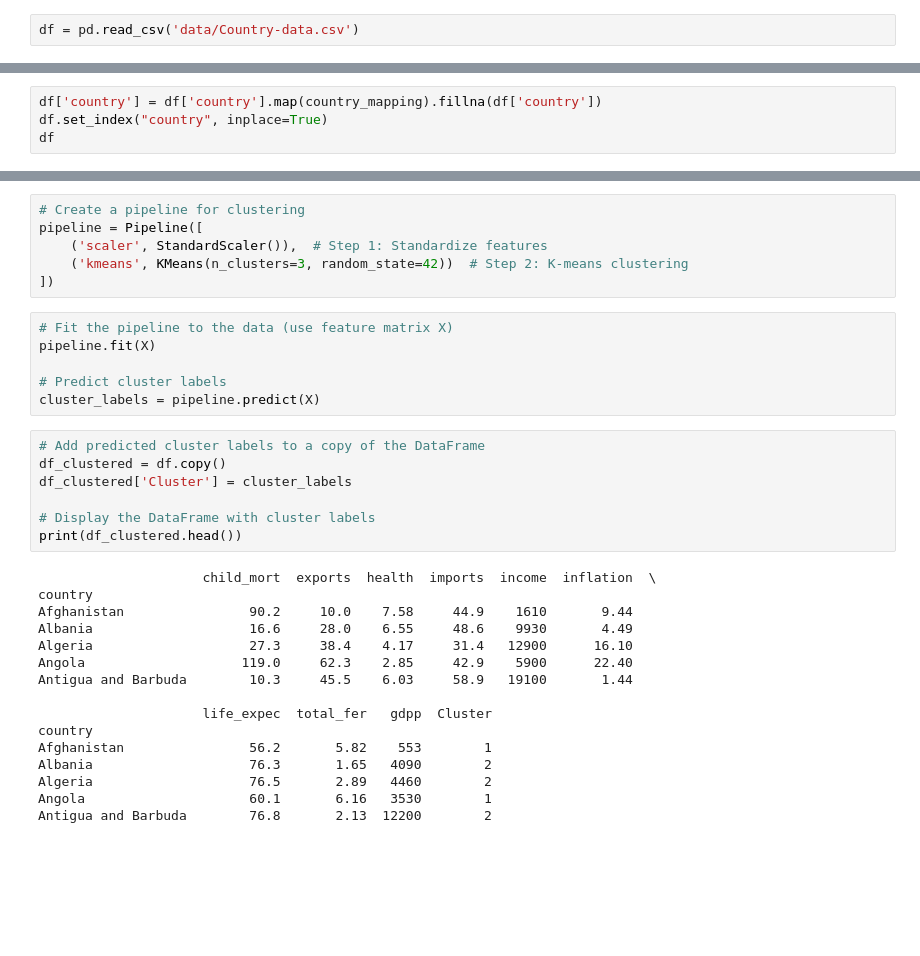
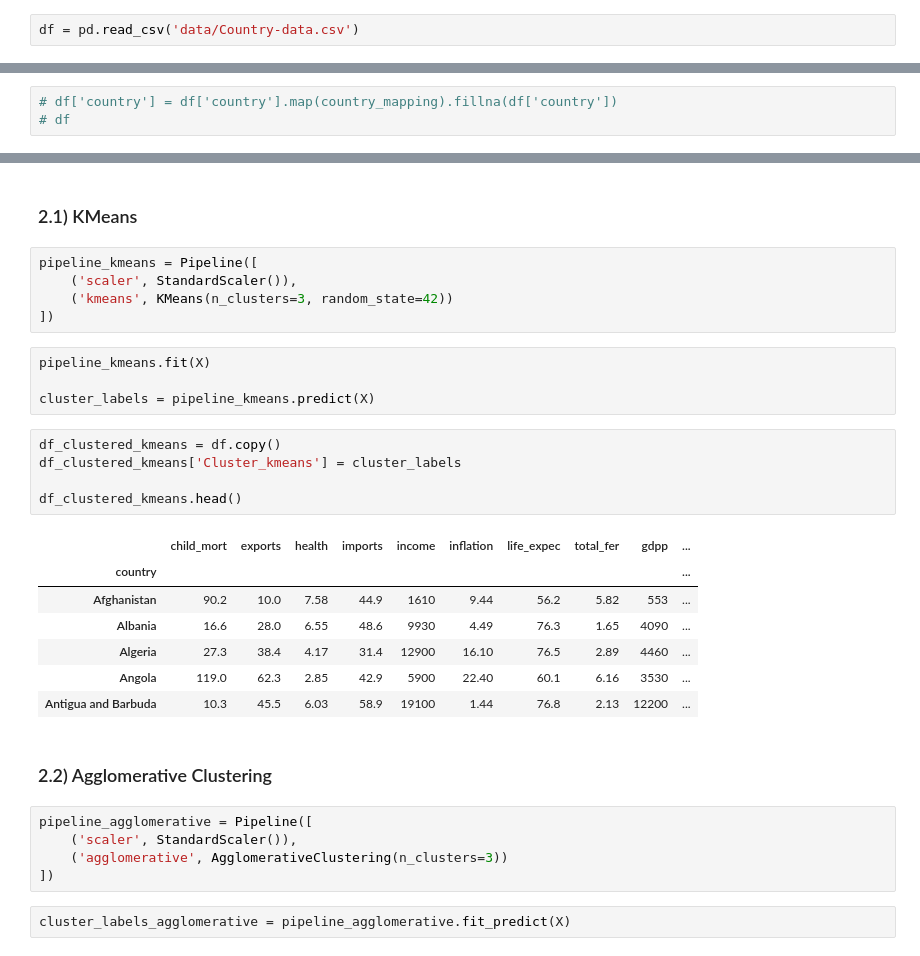
Before and after one commit to lilcdx/DATA832_Classification_pays, a Jupyter notebook: clustering.ipynb, the cells around one changed output, grey strips where cells are left out. Drawn from its saved outputs; the diff is of its cells as text; blank space fills up the shorter version.

```diff
--- a/clustering.ipynb
+++ b/clustering.ipynb
@@ -21,4 +27,3 @@ country_mapping = {
 # %%
-df['country'] = df['country'].map(country_mapping).fillna(df['country'])
-df.set_index("country", inplace=True)
-df
+# df['country'] = df['country'].map(country_mapping).fillna(df['country'])
+# df
@@ -42,35 +35,33 @@ X = df.values  # Convert DataFrame to numpy array of numeric values
+# %% [markdown]
+### 2.1) KMeans
 # %%
-# Create a pipeline for clustering
-pipeline = Pipeline([
-    ('scaler', StandardScaler()),  # Step 1: Standardize features
-    ('kmeans', KMeans(n_clusters=3, random_state=42))  # Step 2: K-means clustering
+pipeline_kmeans = Pipeline([
+    ('scaler', StandardScaler()),
+    ('kmeans', KMeans(n_clusters=3, random_state=42))
 ])
-# %%
-# Fit the pipeline to the data (use feature matrix X)
-pipeline.fit(X)
-
-# Predict cluster labels
-cluster_labels = pipeline.predict(X)
-# %%
-# Add predicted cluster labels to a copy of the DataFrame
-df_clustered = df.copy()
-df_clustered['Cluster'] = cluster_labels
-
-# Display the DataFrame with cluster labels
-print(df_clustered.head())
-# %% [output]
-                     child_mort  exports  health  imports  income  inflation  \
-country
-Afghanistan                90.2     10.0    7.58     44.9    1610       9.44
-Albania                    16.6     28.0    6.55     48.6    9930       4.49
-Algeria                    27.3     38.4    4.17     31.4   12900      16.10
-Angola                    119.0     62.3    2.85     42.9    5900      22.40
-Antigua and Barbuda        10.3     45.5    6.03     58.9   19100       1.44
-
-                     life_expec  total_fer   gdpp  Cluster
-country
-Afghanistan                56.2       5.82    553        1
-Albania                    76.3       1.65   4090        2
-Algeria                    76.5       2.89   4460        2
-Angola                     60.1       6.16   3530        1
-Antigua and Barbuda        76.8       2.13  12200        2
+# %%
+pipeline_kmeans.fit(X)
+
+cluster_labels = pipeline_kmeans.predict(X)
+# %%
+df_clustered_kmeans = df.copy()
+df_clustered_kmeans['Cluster_kmeans'] = cluster_labels
+
+df_clustered_kmeans.head()
+# %% [output]
+|  | child_mort | exports | health | imports | income | inflation | life_expec | total_fer | gdpp | ... |
+| country |  |  |  |  |  |  |  |  |  | ... |
+| Afghanistan | 90.2 | 10.0 | 7.58 | 44.9 | 1610 | 9.44 | 56.2 | 5.82 | 553 | ... |
+| Albania | 16.6 | 28.0 | 6.55 | 48.6 | 9930 | 4.49 | 76.3 | 1.65 | 4090 | ... |
+| Algeria | 27.3 | 38.4 | 4.17 | 31.4 | 12900 | 16.10 | 76.5 | 2.89 | 4460 | ... |
+| Angola | 119.0 | 62.3 | 2.85 | 42.9 | 5900 | 22.40 | 60.1 | 6.16 | 3530 | ... |
+| Antigua and Barbuda | 10.3 | 45.5 | 6.03 | 58.9 | 19100 | 1.44 | 76.8 | 2.13 | 12200 | ... |
+# %% [markdown]
+### 2.2) Agglomerative Clustering
+# %%
+pipeline_agglomerative = Pipeline([
+    ('scaler', StandardScaler()),
+    ('agglomerative', AgglomerativeClustering(n_clusters=3))
+])
+# %%
+cluster_labels_agglomerative = pipeline_agglomerative.fit_predict(X)
```
Also changed, not shown: parts of 22 cells of this notebook, 1 other file.
